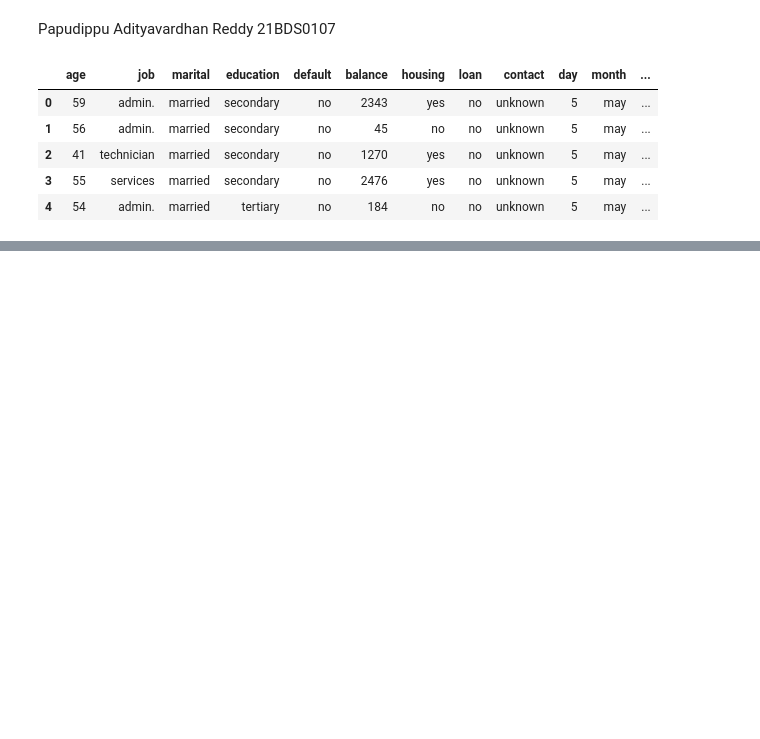
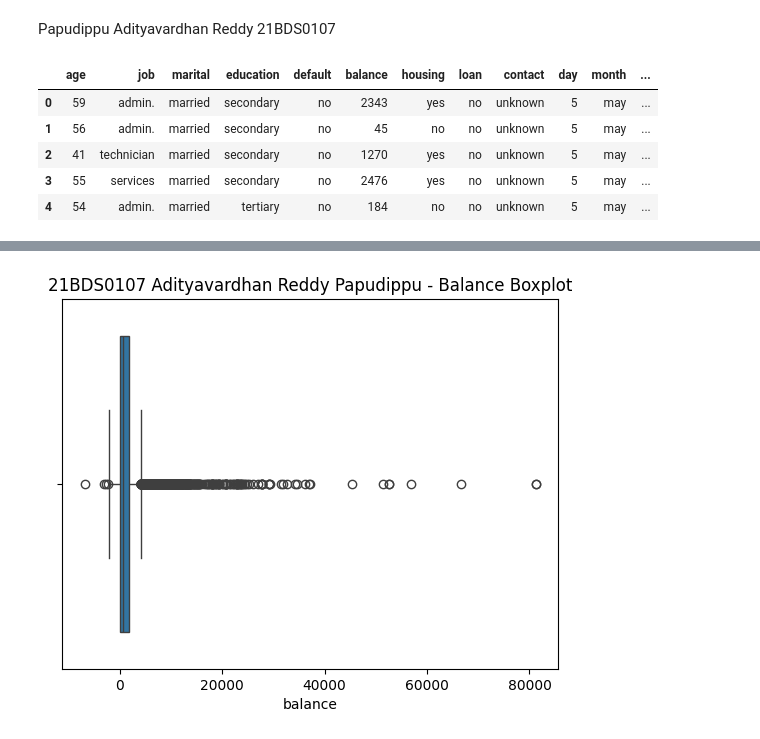
Before and after one commit to AdityaVardhanReddy/EDA, a Jupyter notebook: 21BDS0107.ipynb, the cells around one changed output, grey strips where cells are left out. Saved outputs shown, nothing was run; the diff lists cells and outputs as text; code cells hidden in the pictures; blank space fills up the shorter version.

```diff
--- a/21BDS0107.ipynb
+++ b/21BDS0107.ipynb
@@ -18,0 +325,10 @@ Data_0107.head()
+# %%
+sns.boxplot(x="balance", data=Data_0107)
+
+# Add the title
+plt.title("21BDS0107 Adityavardhan Reddy Papudippu - Balance Boxplot")
+
+# Show the plot
+plt.show()
+# %% [output]
+[figure, added]
```
Also changed, not shown: parts of 55 cells of this notebook.
